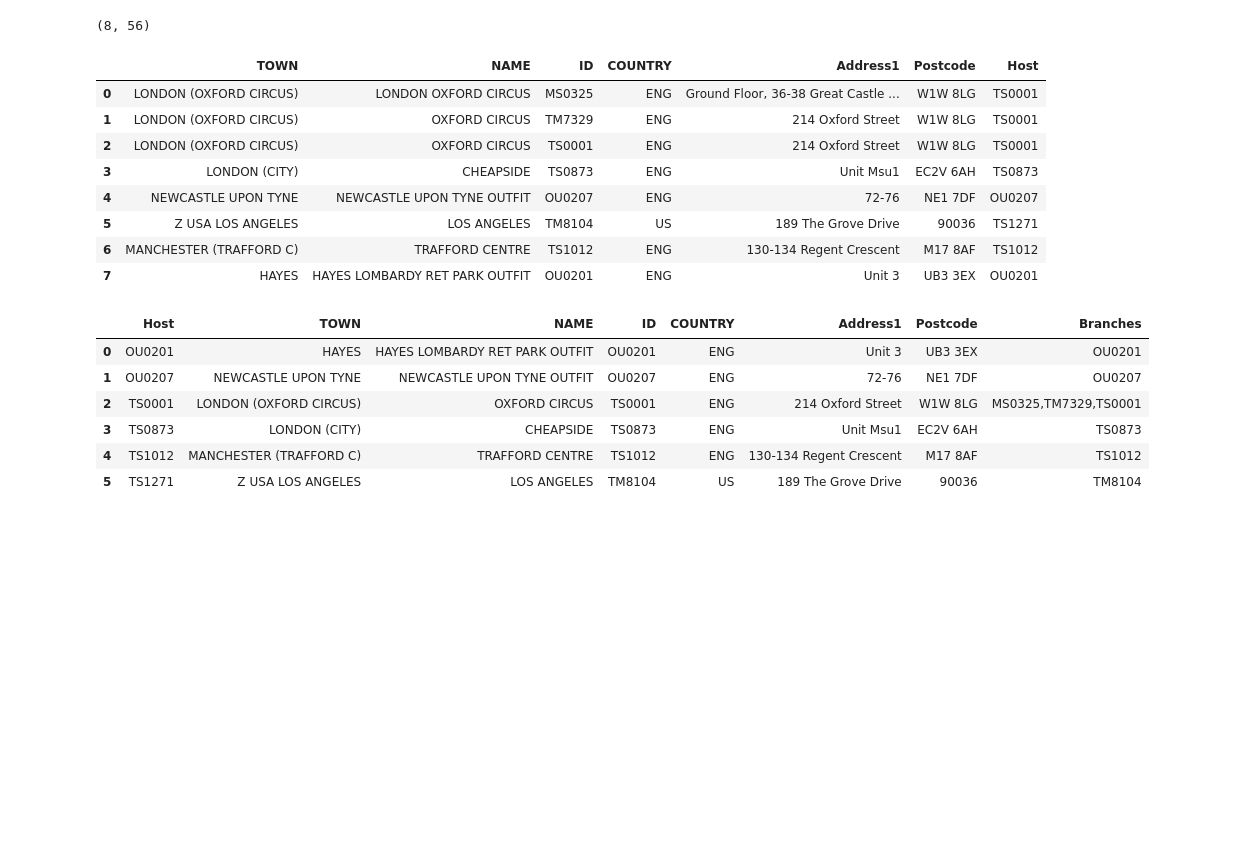
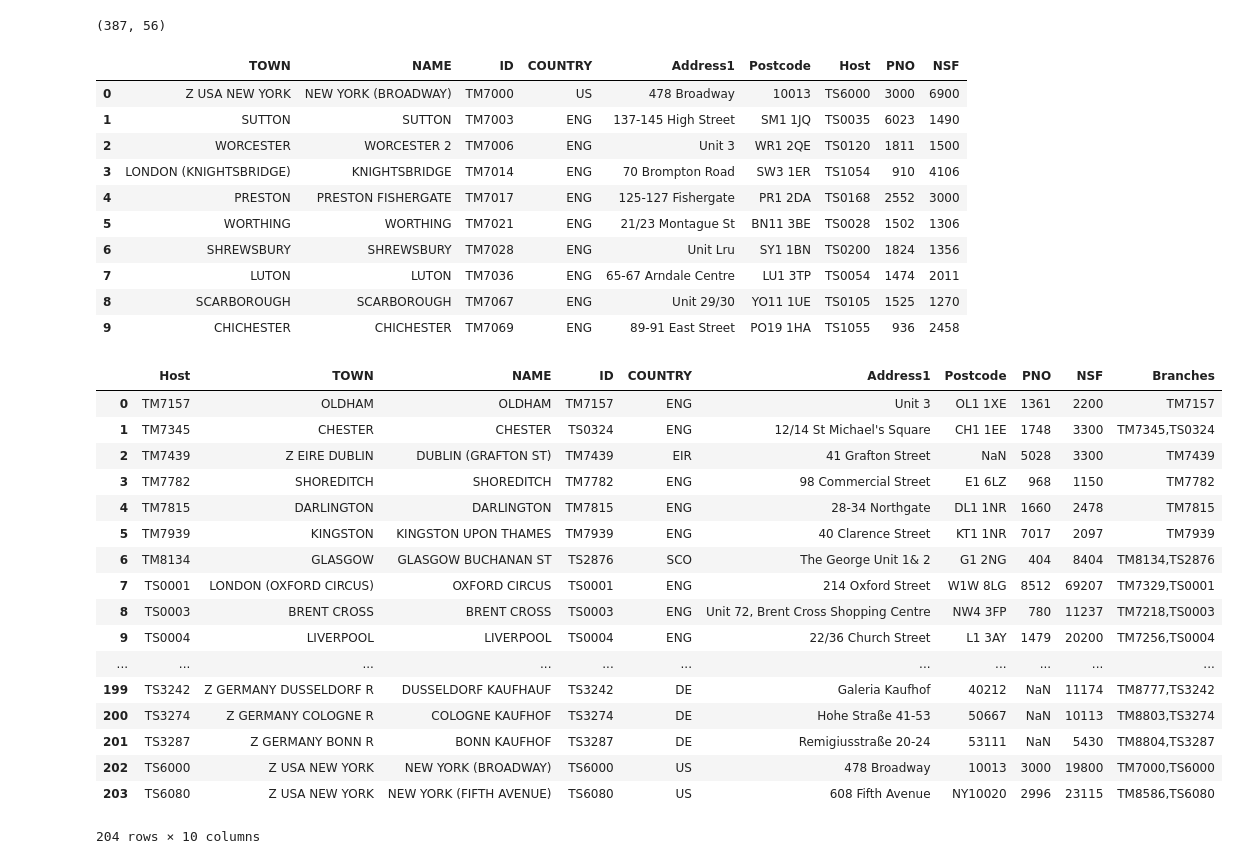
Before and after one commit to ninjananjo/Clothing-Store-Competition, a Jupyter notebook: JD Sports Proximity.ipynb, the cells around one changed output. Cells and saved outputs as stored; diff of their text form; code cells hidden in the pictures; blank space fills up the shorter version.

```diff
--- a/JD Sports Proximity.ipynb
+++ b/JD Sports Proximity.ipynb
@@ -31,36 +44,50 @@ Solving environment: ...working... done
 # %%
 #Download store locations and remove unwanted data
-df = pd.read_csv("https://raw.githubusercontent.com/ninjananjo/Clothing-Store-Competition/master/StoreLocations.csv")
+df = pd.read_csv("https://raw.githubusercontent.com/ninjananjo/Clothing-Store-Competition/master/StoreLocations.csv", encoding = 'ISO-8859-1')
 print(df.shape)
-df = df[['TOWN','NAME','ID','COUNTRY','Address1','Postcode','Host']]
+df = df[['TOWN','NAME','ID','COUNTRY','Address1','Postcode','Host','PNO','NSF']]
 #df = df[df['ID'].str.startswith("TS")]
 df.head(10)
 # %% [output]
-(8, 56)
+(387, 56)
-|  | TOWN | NAME | ID | COUNTRY | Address1 | Postcode | Host |
-| 0 | LONDON (OXFORD CIRCUS) | LONDON OXFORD CIRCUS | MS0325 | ENG | Ground Floor, 36-38 Great Castle ... | W1W 8LG | TS0001 |
-| 1 | LONDON (OXFORD CIRCUS) | OXFORD CIRCUS | TM7329 | ENG | 214 Oxford Street | W1W 8LG | TS0001 |
-| 2 | LONDON (OXFORD CIRCUS) | OXFORD CIRCUS | TS0001 | ENG | 214 Oxford Street | W1W 8LG | TS0001 |
-| 3 | LONDON (CITY) | CHEAPSIDE | TS0873 | ENG | Unit Msu1 | EC2V 6AH | TS0873 |
-| 4 | NEWCASTLE UPON TYNE | NEWCASTLE UPON TYNE OUTFIT | OU0207 | ENG | 72-76 | NE1 7DF | OU0207 |
-| 5 | Z USA LOS ANGELES | LOS ANGELES | TM8104 | US | 189 The Grove Drive | 90036 | TS1271 |
-| 6 | MANCHESTER (TRAFFORD C) | TRAFFORD CENTRE | TS1012 | ENG | 130-134 Regent Crescent | M17 8AF | TS1012 |
-| 7 | HAYES | HAYES LOMBARDY RET PARK OUTFIT | OU0201 | ENG | Unit 3 | UB3 3EX | OU0201 |
+|  | TOWN | NAME | ID | COUNTRY | Address1 | Postcode | Host | PNO | NSF |
+| 0 | Z USA NEW YORK | NEW YORK (BROADWAY) | TM7000 | US | 478 Broadway | 10013 | TS6000 | 3000 | 6900 |
+| 1 | SUTTON | SUTTON | TM7003 | ENG | 137-145 High Street | SM1 1JQ | TS0035 | 6023 | 1490 |
+| 2 | WORCESTER | WORCESTER 2 | TM7006 | ENG | Unit 3 | WR1 2QE | TS0120 | 1811 | 1500 |
+| 3 | LONDON (KNIGHTSBRIDGE) | KNIGHTSBRIDGE | TM7014 | ENG | 70 Brompton Road | SW3 1ER | TS1054 | 910 | 4106 |
+| 4 | PRESTON | PRESTON FISHERGATE | TM7017 | ENG | 125-127 Fishergate | PR1 2DA | TS0168 | 2552 | 3000 |
+| 5 | WORTHING | WORTHING | TM7021 | ENG | 21/23 Montague St | BN11 3BE | TS0028 | 1502 | 1306 |
+| 6 | SHREWSBURY | SHREWSBURY | TM7028 | ENG | Unit Lru | SY1 1BN | TS0200 | 1824 | 1356 |
+| 7 | LUTON | LUTON | TM7036 | ENG | 65-67 Arndale Centre | LU1 3TP | TS0054 | 1474 | 2011 |
+| 8 | SCARBOROUGH | SCARBOROUGH | TM7067 | ENG | Unit 29/30 | YO11 1UE | TS0105 | 1525 | 1270 |
+| 9 | CHICHESTER | CHICHESTER | TM7069 | ENG | 89-91 East Street | PO19 1HA | TS1055 | 936 | 2458 |
 # %%
 #Group by Host
 grouped_id = df.groupby('Host').apply(lambda x: ','.join(x.ID)).reset_index()
 grouped_id.rename({0:'Branches'}, axis='columns', inplace=True)
 df = df.groupby(['Host']).last()
 df = df.merge(grouped_id, left_on='Host',right_on='Host')
-df
+print(df.shape)
+df.head()
 # %% [output]
-|  | Host | TOWN | NAME | ID | COUNTRY | Address1 | Postcode | Branches |
-| 0 | OU0201 | HAYES | HAYES LOMBARDY RET PARK OUTFIT | OU0201 | ENG | Unit 3 | UB3 3EX | OU0201 |
-| 1 | OU0207 | NEWCASTLE UPON TYNE | NEWCASTLE UPON TYNE OUTFIT | OU0207 | ENG | 72-76 | NE1 7DF | OU0207 |
-| 2 | TS0001 | LONDON (OXFORD CIRCUS) | OXFORD CIRCUS | TS0001 | ENG | 214 Oxford Street | W1W 8LG | MS0325,TM7329,TS0001 |
-| 3 | TS0873 | LONDON (CITY) | CHEAPSIDE | TS0873 | ENG | Unit Msu1 | EC2V 6AH | TS0873 |
-| 4 | TS1012 | MANCHESTER (TRAFFORD C) | TRAFFORD CENTRE | TS1012 | ENG | 130-134 Regent Crescent | M17 8AF | TS1012 |
-| 5 | TS1271 | Z USA LOS ANGELES | LOS ANGELES | TM8104 | US | 189 The Grove Drive | 90036 | TM8104 |
+|  | Host | TOWN | NAME | ID | COUNTRY | Address1 | Postcode | PNO | NSF | Branches |
+| 0 | TM7157 | OLDHAM | OLDHAM | TM7157 | ENG | Unit 3 | OL1 1XE | 1361 | 2200 | TM7157 |
+| 1 | TM7345 | CHESTER | CHESTER | TS0324 | ENG | 12/14 St Michael's Square | CH1 1EE | 1748 | 3300 | TM7345,TS0324 |
+| 2 | TM7439 | Z EIRE DUBLIN | DUBLIN (GRAFTON ST) | TM7439 | EIR | 41 Grafton Street | NaN | 5028 | 3300 | TM7439 |
+| 3 | TM7782 | SHOREDITCH | SHOREDITCH | TM7782 | ENG | 98 Commercial Street | E1 6LZ | 968 | 1150 | TM7782 |
+| 4 | TM7815 | DARLINGTON | DARLINGTON | TM7815 | ENG | 28-34 Northgate | DL1 1NR | 1660 | 2478 | TM7815 |
+| 5 | TM7939 | KINGSTON | KINGSTON UPON THAMES | TM7939 | ENG | 40 Clarence Street | KT1 1NR | 7017 | 2097 | TM7939 |
+| 6 | TM8134 | GLASGOW | GLASGOW BUCHANAN ST | TS2876 | SCO | The George Unit 1& 2 | G1 2NG | 404 | 8404 | TM8134,TS2876 |
+| 7 | TS0001 | LONDON (OXFORD CIRCUS) | OXFORD CIRCUS | TS0001 | ENG | 214 Oxford Street | W1W 8LG | 8512 | 69207 | TM7329,TS0001 |
+| 8 | TS0003 | BRENT CROSS | BRENT CROSS | TS0003 | ENG | Unit 72, Brent Cross Shopping Centre | NW4 3FP | 780 | 11237 | TM7218,TS0003 |
+| 9 | TS0004 | LIVERPOOL | LIVERPOOL | TS0004 | ENG | 22/36 Church Street | L1 3AY | 1479 | 20200 | TM7256,TS0004 |
+| ... | ... | ... | ... | ... | ... | ... | ... | ... | ... | ... |
+| 199 | TS3242 | Z GERMANY DUSSELDORF R | DUSSELDORF KAUFHAUF | TS3242 | DE | Galeria Kaufhof | 40212 | NaN | 11174 | TM8777,TS3242 |
+| 200 | TS3274 | Z GERMANY COLOGNE R | COLOGNE KAUFHOF | TS3274 | DE | Hohe Straße 41-53 | 50667 | NaN | 10113 | TM8803,TS3274 |
+| 201 | TS3287 | Z GERMANY BONN R | BONN KAUFHOF | TS3287 | DE | Remigiusstraße 20-24 | 53111 | NaN | 5430 | TM8804,TS3287 |
+| 202 | TS6000 | Z USA NEW YORK | NEW YORK (BROADWAY) | TS6000 | US | 478 Broadway | 10013 | 3000 | 19800 | TM7000,TS6000 |
+| 203 | TS6080 | Z USA NEW YORK | NEW YORK (FIFTH AVENUE) | TS6080 | US | 608 Fifth Avenue | NY10020 | 2996 | 23115 | TM8586,TS6080 |
+204 rows × 10 columns
 # %%
 #get latitude and longitude data
 def getLocation(storeName, postcode, country):
```
Also changed, not shown: parts of 8 cells of this notebook.
